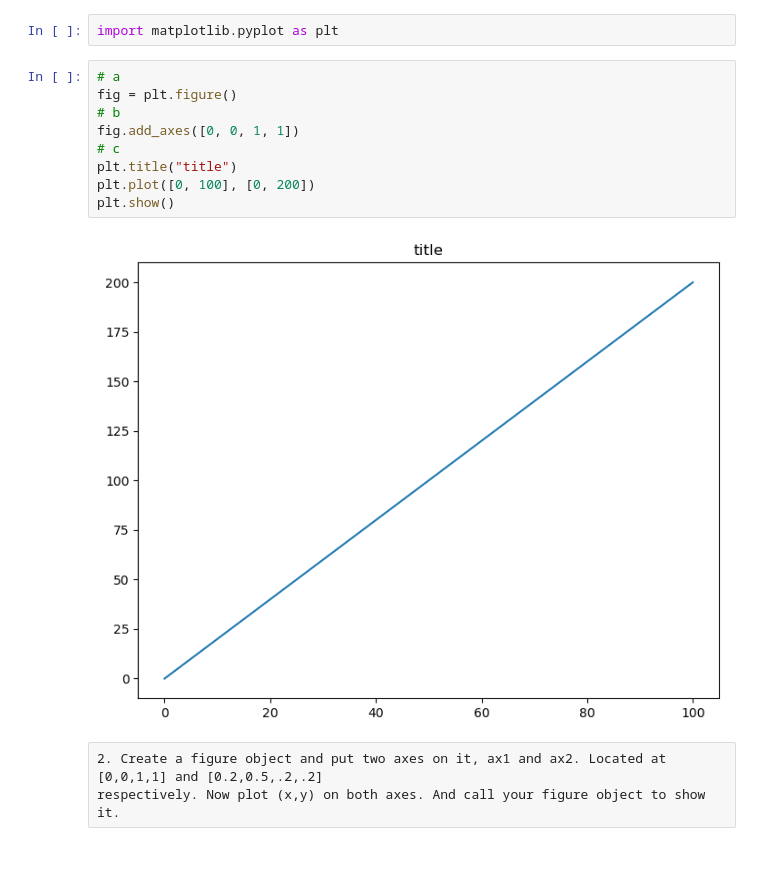
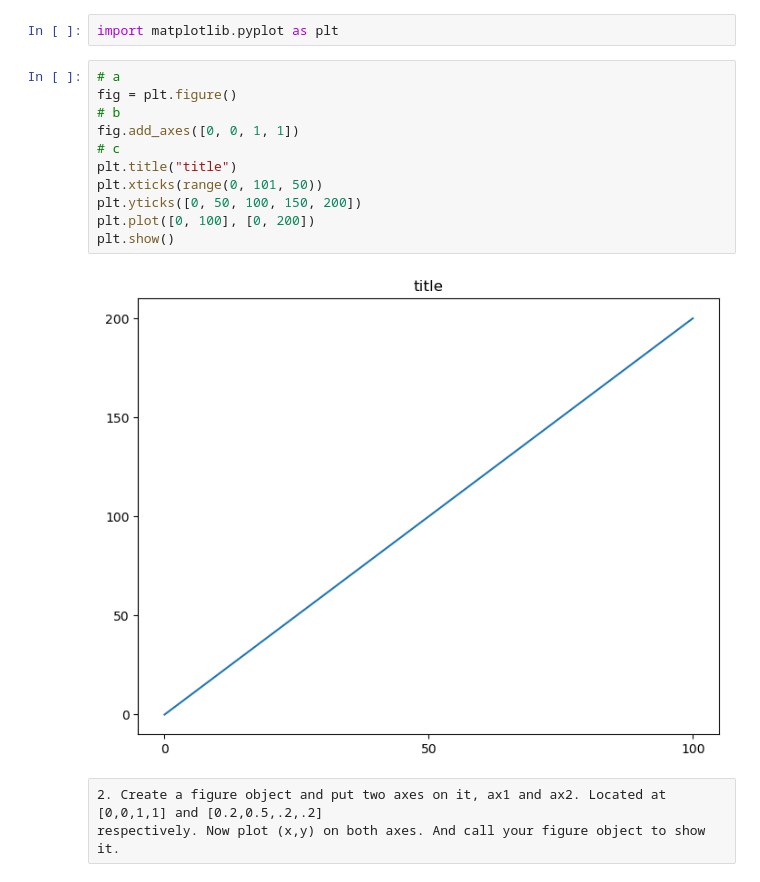
Before and after one commit to arnavjagia/5-sem-lab, a Jupyter notebook: ML/week 2 - matplotlib/week 2.ipynb, the cells around one changed output. Cells and saved outputs as stored; diff of their text form.

```diff
--- a/ML/week 2 - matplotlib/week 2.ipynb
+++ b/ML/week 2 - matplotlib/week 2.ipynb
@@ -8,14 +8,16 @@ import matplotlib.pyplot as plt
 # %%
 # a
 fig = plt.figure()
 # b
 fig.add_axes([0, 0, 1, 1])
 # c
 plt.title("title")
+plt.xticks(range(0, 101, 50))
+plt.yticks([0, 50, 100, 150, 200])
 plt.plot([0, 100], [0, 200])
 plt.show()
 # %% [output]
-[figure, old version]
+[figure, new version]
 # %% [raw]
 2. Create a figure object and put two axes on it, ax1 and ax2. Located at [0,0,1,1] and [0.2,0.5,.2,.2]
 respectively. Now plot (x,y) on both axes. And call your figure object to show it.
```
